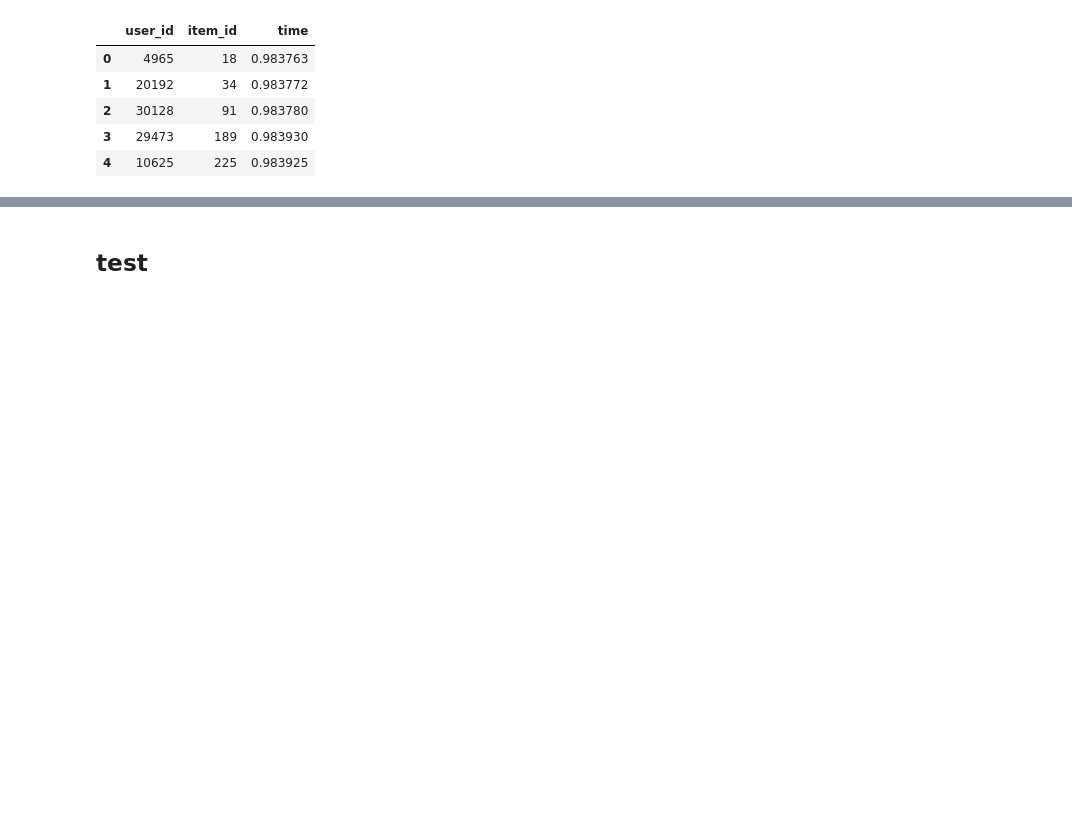
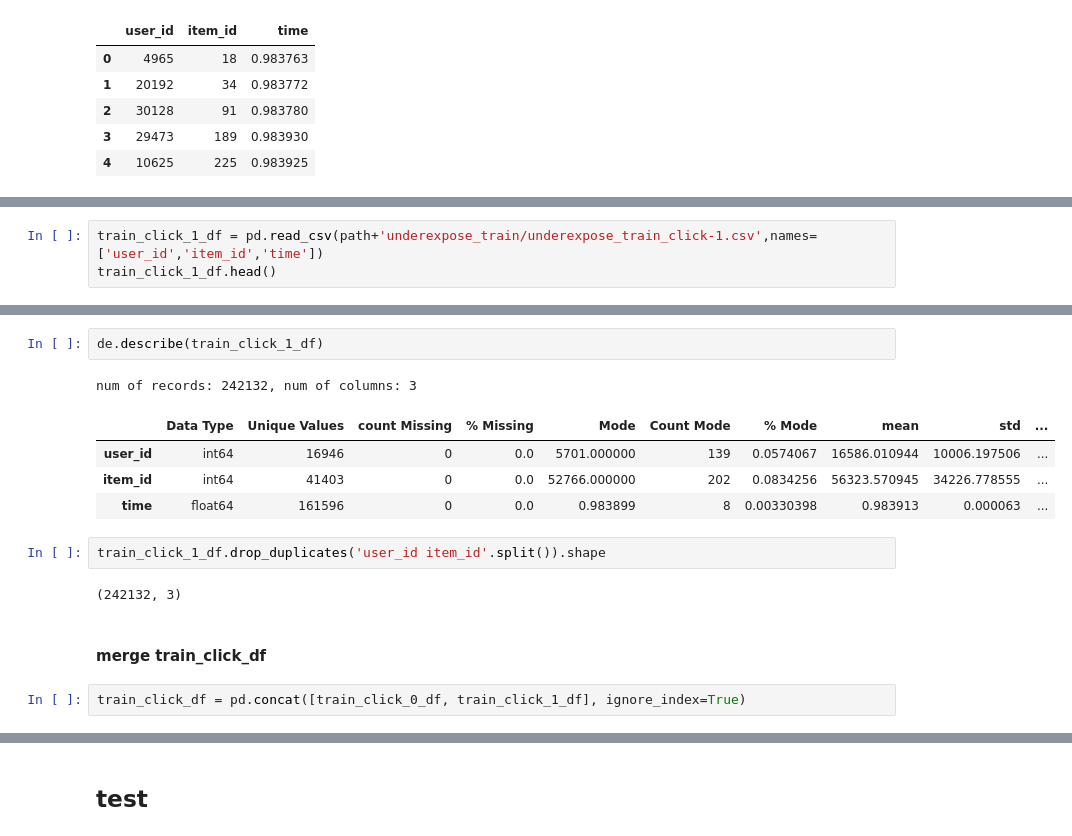
Before and after one commit to mayi140611/mayiapps, a Jupyter notebook: c6_Modern_E_Commerce_Platform_Debiasing/0EDA.ipynb, the cells around one changed output, grey strips where cells are left out. Drawn from its saved outputs; the diff is of its cells as text; blank space fills up the shorter version.

```diff
--- a/c6_Modern_E_Commerce_Platform_Debiasing/0EDA.ipynb
+++ b/c6_Modern_E_Commerce_Platform_Debiasing/0EDA.ipynb
@@ -337,0 +435,3 @@ train_click_0_df.head()
+# %%
+train_click_1_df = pd.read_csv(path+'underexpose_train/underexpose_train_click-1.csv',names=['user_id','item_id','time'])
+train_click_1_df.head()
@@ -337,0 +445,16 @@ train_click_0_df.head()
+# %%
+de.describe(train_click_1_df)
+# %% [output]
+num of records: 242132, num of columns: 3
+|  | Data Type | Unique Values | count Missing | % Missing | Mode | Count Mode | % Mode | mean | std | ... |
+| user_id | int64 | 16946 | 0 | 0.0 | 5701.000000 | 139 | 0.0574067 | 16586.010944 | 10006.197506 | ... |
+| item_id | int64 | 41403 | 0 | 0.0 | 52766.000000 | 202 | 0.0834256 | 56323.570945 | 34226.778555 | ... |
+| time | float64 | 161596 | 0 | 0.0 | 0.983899 | 8 | 0.00330398 | 0.983913 | 0.000063 | ... |
+# %%
+train_click_1_df.drop_duplicates('user_id item_id'.split()).shape
+# %% [output]
+(242132, 3)
+# %% [markdown]
+#### merge train_click_df
+# %%
+train_click_df = pd.concat([train_click_0_df, train_click_1_df], ignore_index=True)
```
Also changed, not shown: parts of 31 cells of this notebook, 2 other files.
